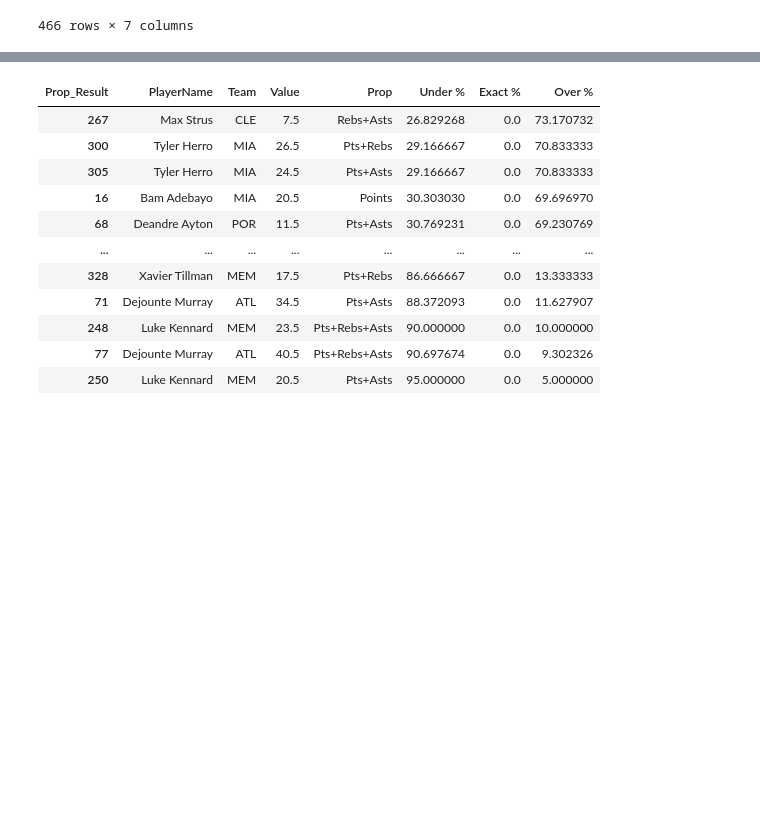
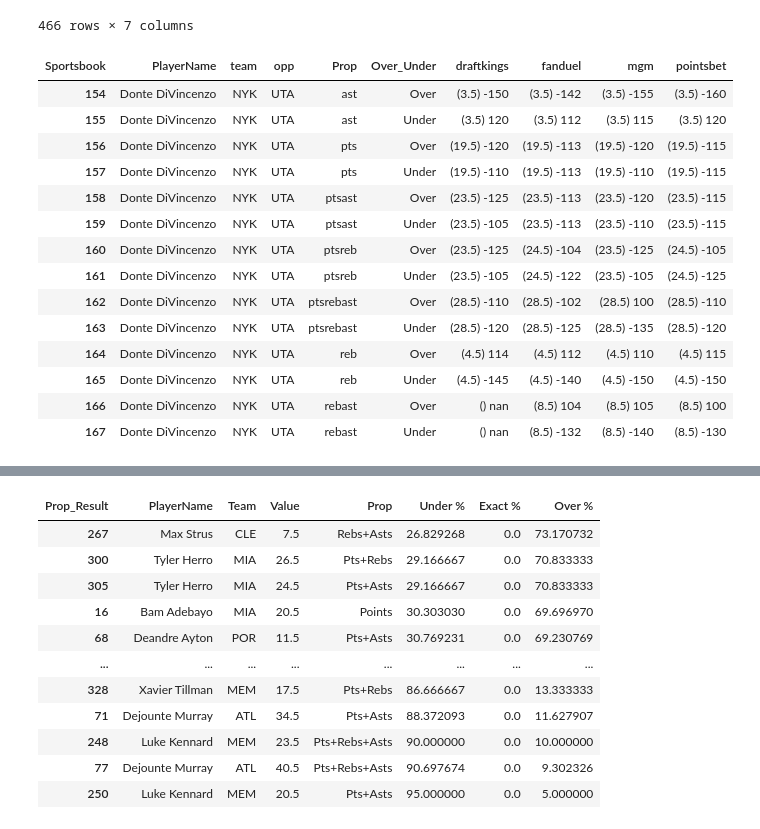
Before and after one commit to DhirenShivdasani/NBA-player-prop-analysis, a Jupyter notebook: Untitled.ipynb, the cells around one changed output, grey strips where cells are left out. Drawn from its saved outputs; the diff is of its cells as text; code cells hidden in the pictures; blank space fills up the shorter version.

```diff
--- a/Untitled.ipynb
+++ b/Untitled.ipynb
@@ -618,67 +602,85 @@ response = requests.get(url)
 
 # List to hold each DataFrame
 dfs = []
 
 if response.status_code == 200:
     soup = BeautifulSoup(response.content, 'html.parser')
     script_tags = soup.find_all('script', text=re.compile('rwjs:ready'))
 
     for script in script_tags:
         js_code = script.string
         json_like_object = re.search(r'data: (\[.*\])', js_code)
         if json_like_object:
             json_str = json_like_object.group(1)
             # Convert JSON string to DataFrame
             data = json.loads(json_str)
             df = pd.DataFrame(data)
             dfs.append(df)
 
     master_df = pd.concat(dfs, ignore_index=True)
     master_df['PlayerName'] = master_df['firstName'] + ' ' + master_df['lastName']
     master_df.drop(['firstName', 'lastName'], axis=1, inplace=True)
 
-    sportsbooks = ['draftkings', 'fanduel', 'mgm', 'pointsbet']
-    props = ['pts', 'reb', 'ast', 'ptsrebast', 'ptsreb', 'ptsast', 'rebast']
+sportsbooks = ['draftkings', 'fanduel', 'mgm', 'pointsbet']
+props = ['pts', 'reb', 'ast', 'ptsrebast', 'ptsreb', 'ptsast', 'rebast']
 
-    # Flatten each prop for each sportsbook into separate DataFrames
-    flattened_dfs = []
-    for prop in props:
-        for sportsbook in sportsbooks:
-            # Define the columns for the value, over odds, and under odds
-            prop_value_col = f'{sportsbook}_{prop}'
-            prop_over_col = f'{sportsbook}_{prop}Over'
-            prop_under_col = f'{sportsbook}_{prop}Under'
+# Flatten each prop for each sportsbook into separate DataFrames
+flattened_dfs = []
+for prop in props:
+    for sportsbook in sportsbooks:
+        # Include prop value columns
+        cols = [f'{sportsbook}_{prop}Under', f'{sportsbook}_{prop}Over', f'{sportsbook}_{prop}']
+        temp_df = master_df[['PlayerName', 'team', 'opp'] + cols].copy()
+        temp_df['Prop'] = prop
+        temp_df['Sportsbook'] = sportsbook
 
-            if prop_value_col in master_df.columns:
-                temp_df = master_df[['PlayerName', 'team', 'opp', prop_value_col, prop_over_col, prop_under_col]].copy()
-                temp_df['Prop'] = prop
-                temp_df['Sportsbook'] = sportsbook
-                flattened_dfs.append(temp_df)
+        # Melt the DataFrame
+        temp_df = temp_df.melt(id_vars=['PlayerName', 'team', 'opp', 'Prop', 'Sportsbook', f'{sportsbook}_{prop}'],
+                               value_vars=[f'{sportsbook}_{prop}Under', f'{sportsbook}_{prop}Over'],
+                               var_name='Over_Under',
+                               value_name='Odds')
 
-    # Concatenate all temporary dataframes
-    consolidated_df = pd.concat(flattened_dfs, ignore_index=True)
+        # Clean the Over_Under column
+        temp_df['Over_Under'] = temp_df['Over_Under'].apply(lambda x: 'Over' if 'Over' in x else 'Under')
 
-    # Pivot the table
-    pivot_df = consolidated_df.pivot_table(index=['PlayerName', 'Prop'],
-                                           columns=['Sportsbook'],
-                                           values=[prop_value_col, prop_over_col, prop_under_col],
-                                           aggfunc='first').reset_index()
+        # Combine odds and value into a single column
+        temp_df['Odds_Value'] = temp_df.apply(
+            lambda row: f"({row[f'{sportsbook}_{prop}']}) {row['Odds']}" if pd.notnull(row[f'{sportsbook}_{prop}']) else None,
+            axis=1
+        )
+        # Debugging: Uncomment the following line to check each temp_df
+        # print(temp_df.head())
 
-    # Flatten the MultiIndex columns
-    # pivot_df.columns = ['_'.join(col).strip() for col in pivot_df.columns.values]
+        flattened_dfs.append(temp_df)
 
-    prop_mapping = {
-        'pts': 'Points',
-        'reb': 'Rebounds',
-        'ast': 'Assists',
-        'ptsast': 'Pts+Asts',
-        'ptsreb': 'Pts+Rebs',
-        'ptsrebast': 'Pts+Rebs+Asts',
-        'rebast': 'Rebs+Asts'
-    }
+# Step 2: Create a Unified Prop Column
+consolidated_df = pd.concat(flattened_dfs)
+
+# Debugging: Uncomment the following line to check the consolidated_df
+# print(consolidated_df.head())
+
+# Step 3: Consolidate Sportsbook Odds and Values
+pivot_df = consolidated_df.pivot_table(index=['PlayerName', 'team', 'opp', 'Prop', 'Over_Under'],
+                                       columns='Sportsbook',
+                                       values='Odds_Value',
+                                       aggfunc='first').reset_index()
 
 
-    # Step 2: Apply the Mapping
-    # pivot_df['Prop'] = pivot_df['Prop'].replace(prop_mapping)
-    # pivot_df.drop(['opp', 'team'], axis = 1, inplace = True)
+pivot_df[pivot_df['PlayerName'] == 'Donte DiVincenzo']
+# %% [output]
+| Sportsbook | PlayerName | team | opp | Prop | Over_Under | draftkings | fanduel | mgm | pointsbet |
+| 154 | Donte DiVincenzo | NYK | UTA | ast | Over | (3.5) -150 | (3.5) -142 | (3.5) -155 | (3.5) -160 |
+| 155 | Donte DiVincenzo | NYK | UTA | ast | Under | (3.5) 120 | (3.5) 112 | (3.5) 115 | (3.5) 120 |
+| 156 | Donte DiVincenzo | NYK | UTA | pts | Over | (19.5) -120 | (19.5) -113 | (19.5) -120 | (19.5) -115 |
+| 157 | Donte DiVincenzo | NYK | UTA | pts | Under | (19.5) -110 | (19.5) -113 | (19.5) -110 | (19.5) -115 |
+| 158 | Donte DiVincenzo | NYK | UTA | ptsast | Over | (23.5) -125 | (23.5) -113 | (23.5) -120 | (23.5) -115 |
+| 159 | Donte DiVincenzo | NYK | UTA | ptsast | Under | (23.5) -105 | (23.5) -113 | (23.5) -110 | (23.5) -115 |
+| 160 | Donte DiVincenzo | NYK | UTA | ptsreb | Over | (23.5) -125 | (24.5) -104 | (23.5) -125 | (24.5) -105 |
+| 161 | Donte DiVincenzo | NYK | UTA | ptsreb | Under | (23.5) -105 | (24.5) -122 | (23.5) -105 | (24.5) -125 |
+| 162 | Donte DiVincenzo | NYK | UTA | ptsrebast | Over | (28.5) -110 | (28.5) -102 | (28.5) 100 | (28.5) -110 |
+| 163 | Donte DiVincenzo | NYK | UTA | ptsrebast | Under | (28.5) -120 | (28.5) -125 | (28.5) -135 | (28.5) -120 |
+| 164 | Donte DiVincenzo | NYK | UTA | reb | Over | (4.5) 114 | (4.5) 112 | (4.5) 110 | (4.5) 115 |
+| 165 | Donte DiVincenzo | NYK | UTA | reb | Under | (4.5) -145 | (4.5) -140 | (4.5) -150 | (4.5) -150 |
+| 166 | Donte DiVincenzo | NYK | UTA | rebast | Over | () nan | (8.5) 104 | (8.5) 105 | (8.5) 100 |
+| 167 | Donte DiVincenzo | NYK | UTA | rebast | Under | () nan | (8.5) -132 | (8.5) -140 | (8.5) -130 |
 # %%
```
Also changed, not shown: parts of 8 cells of this notebook, 5 other files.
